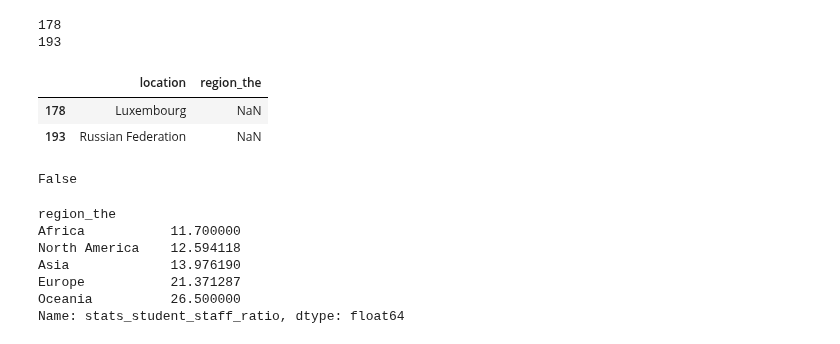
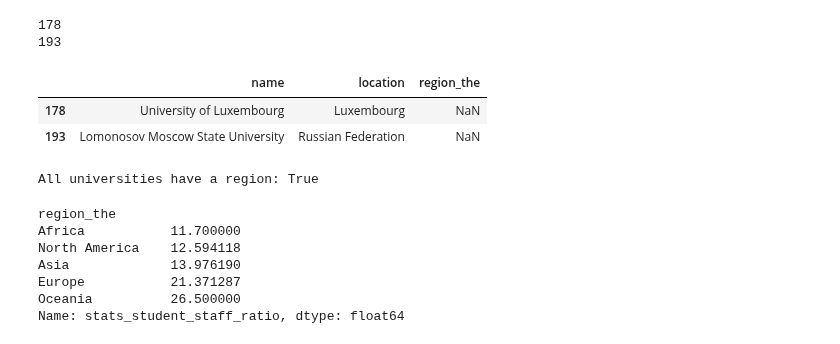
Before and after one commit to adamkozak/ADA2017-project, a Jupyter notebook: Homework/02 - Data from the Web/Homework 2.ipynb, the cells around one changed output. Drawn from its saved outputs; the diff is of its cells as text; code cells hidden in the pictures.

```diff
--- a/Homework/02 - Data from the Web/Homework 2.ipynb
+++ b/Homework/02 - Data from the Web/Homework 2.ipynb
@@ -313,19 +351,21 @@ for index,row in enumerate(top_unis_times['region_the'].isnull()):
 178
 193
 # %%
-top_unis_times.loc[[178,193]][['location','region_the']]
-# Luxembourg is not in QS data, Russia is written as Russia in QS data
-# and as Russian Federation in Times Higher Education data
+top_unis_times.loc[[178,193]][['name','location','region_the']]
+
+# Luxembourg is not included and Russian Federation is written as Russia in the topuniversities.com data
 # %% [output]
-|  | location | region_the |
-| 178 | Luxembourg | NaN |
-| 193 | Russian Federation | NaN |
+|  | name | location | region_the |
+| 178 | University of Luxembourg | Luxembourg | NaN |
+| 193 | Lomonosov Moscow State University | Russian Federation | NaN |
 # %%
 top_unis_times.loc[178,'region_the'] = 'Europe'
 top_unis_times.loc[193,'region_the'] = 'Europe'
-top_unis_times['region_the'].isnull().any()
+
+# Check that all universities have received a region
+print('All universities have a region: ' + str(not top_unis_times['region_the'].isnull().any()))
 # %% [output]
-False
+All universities have a region: True
 # %%
 times_by_region = top_unis_times.groupby(by='region_the').mean()
 
```
Also changed, not shown: parts of 18 cells of this notebook.
